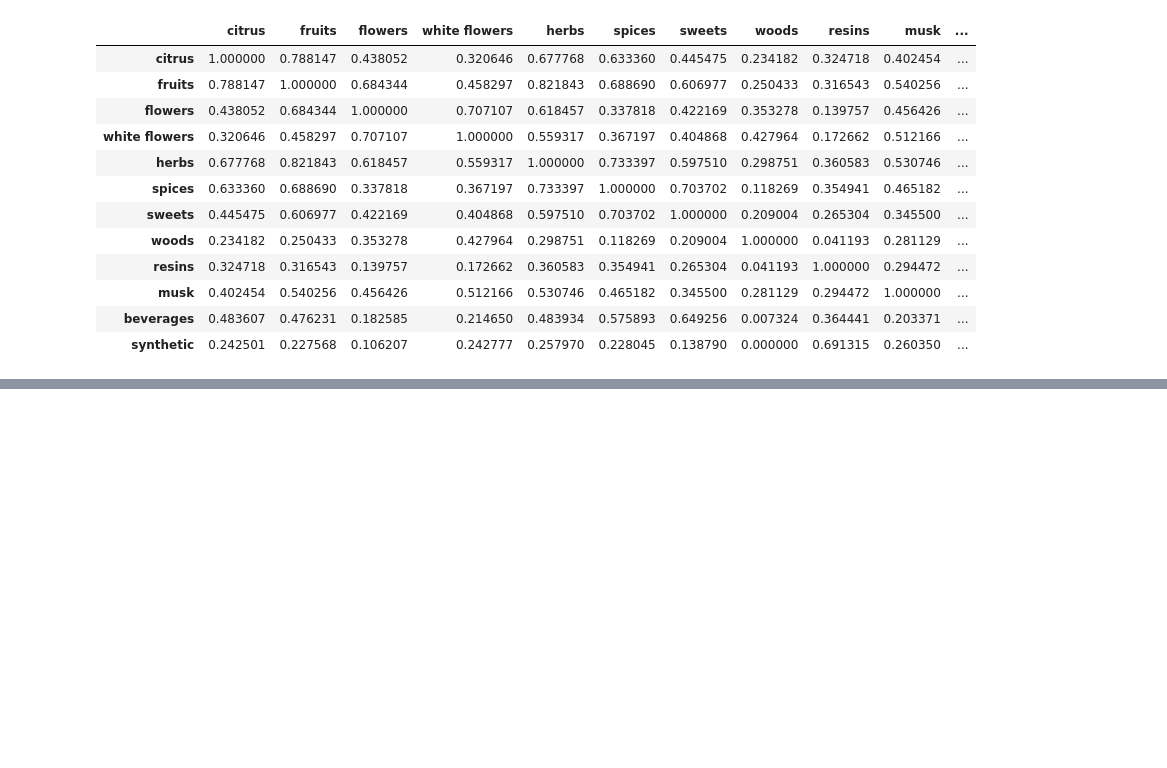
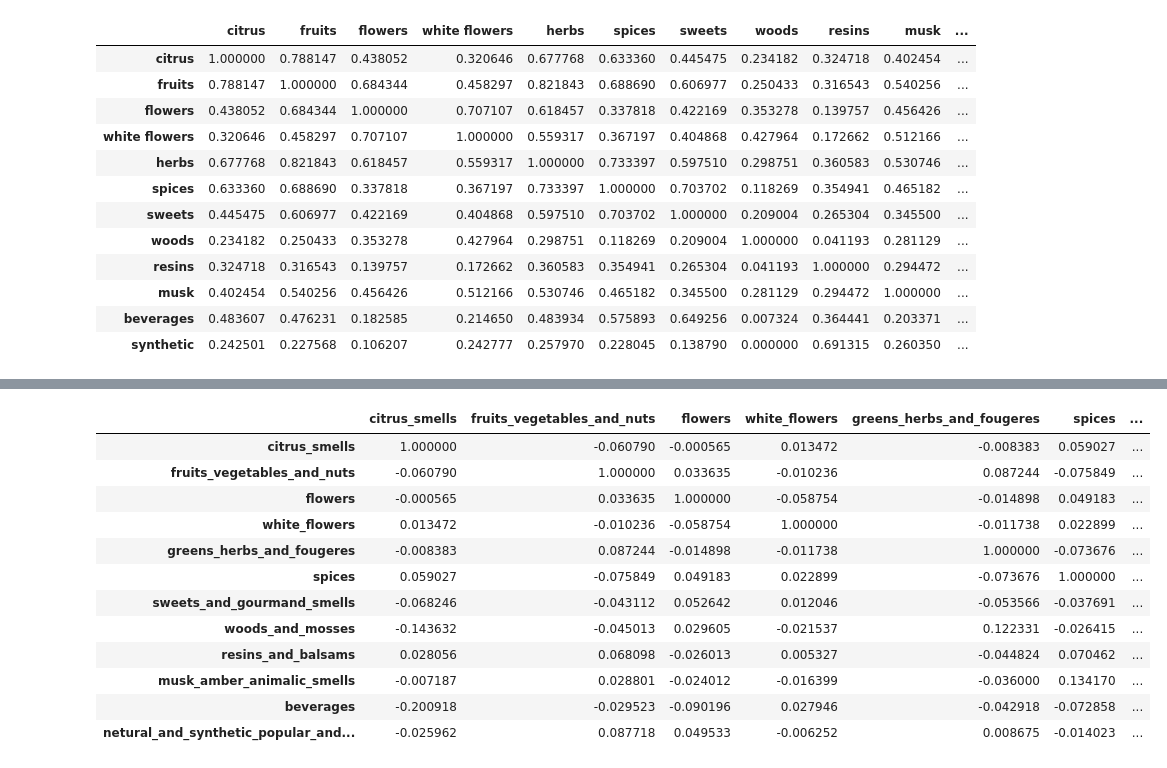
Before and after one commit to Heewon-K/Project-perfume-rec, a Jupyter notebook: code/Word2Vec.ipynb, the cells around one changed output, grey strips where cells are left out. Drawn from its saved outputs; the diff is of its cells as text; code cells hidden in the pictures; blank space fills up the shorter version.

```diff
--- a/code/Word2Vec.ipynb
+++ b/code/Word2Vec.ipynb
@@ -256,3 +271,9 @@ df
 | musk | 0.402454 | 0.540256 | 0.456426 | 0.512166 | 0.530746 | 0.465182 | 0.345500 | 0.281129 | 0.294472 | 1.000000 | ... |
 | beverages | 0.483607 | 0.476231 | 0.182585 | 0.214650 | 0.483934 | 0.575893 | 0.649256 | 0.007324 | 0.364441 | 0.203371 | ... |
 | synthetic | 0.242501 | 0.227568 | 0.106207 | 0.242777 | 0.257970 | 0.228045 | 0.138790 | 0.000000 | 0.691315 | 0.260350 | ... |
+# %%
+import pandas as pd
+data = pd.read_csv('../data/concat_category.csv')
+data['name'].to_csv('../data/list.txt',index=False)
+
+embed = hub.load("https://tfhub.dev/google/Wiki-words-250-with-normalization/2")
@@ -258,0 +339,7 @@ df
+# %%
+sim = {}
+for i in word:
+    sim[i] = {}
+    for j in word:
+        sim[i][j] = cosine_similarity(word_embedding_list[i], word_embedding_list[j])
+sim
@@ -258,0 +364,19 @@ df
+# %%
+test_df = pd.DataFrame.from_dict(sim)
+test_df.to_csv('../data/cosine_sim.csv')
+df = pd.read_csv('../data/cosine_sim.csv', index_col = 0)
+df
+# %% [output]
+|  | citrus_smells | fruits_vegetables_and_nuts | flowers | white_flowers | greens_herbs_and_fougeres | spices | ... |
+| citrus_smells | 1.000000 | -0.060790 | -0.000565 | 0.013472 | -0.008383 | 0.059027 | ... |
+| fruits_vegetables_and_nuts | -0.060790 | 1.000000 | 0.033635 | -0.010236 | 0.087244 | -0.075849 | ... |
+| flowers | -0.000565 | 0.033635 | 1.000000 | -0.058754 | -0.014898 | 0.049183 | ... |
+| white_flowers | 0.013472 | -0.010236 | -0.058754 | 1.000000 | -0.011738 | 0.022899 | ... |
+| greens_herbs_and_fougeres | -0.008383 | 0.087244 | -0.014898 | -0.011738 | 1.000000 | -0.073676 | ... |
+| spices | 0.059027 | -0.075849 | 0.049183 | 0.022899 | -0.073676 | 1.000000 | ... |
+| sweets_and_gourmand_smells | -0.068246 | -0.043112 | 0.052642 | 0.012046 | -0.053566 | -0.037691 | ... |
+| woods_and_mosses | -0.143632 | -0.045013 | 0.029605 | -0.021537 | 0.122331 | -0.026415 | ... |
+| resins_and_balsams | 0.028056 | 0.068098 | -0.026013 | 0.005327 | -0.044824 | 0.070462 | ... |
+| musk_amber_animalic_smells | -0.007187 | 0.028801 | -0.024012 | -0.016399 | -0.036000 | 0.134170 | ... |
+| beverages | -0.200918 | -0.029523 | -0.090196 | 0.027946 | -0.042918 | -0.072858 | ... |
+| netural_and_synthetic_popular_and... | -0.025962 | 0.087718 | 0.049533 | -0.006252 | 0.008675 | -0.014023 | ... |
```
Also changed, not shown: parts of 13 cells of this notebook, 5 other files.
